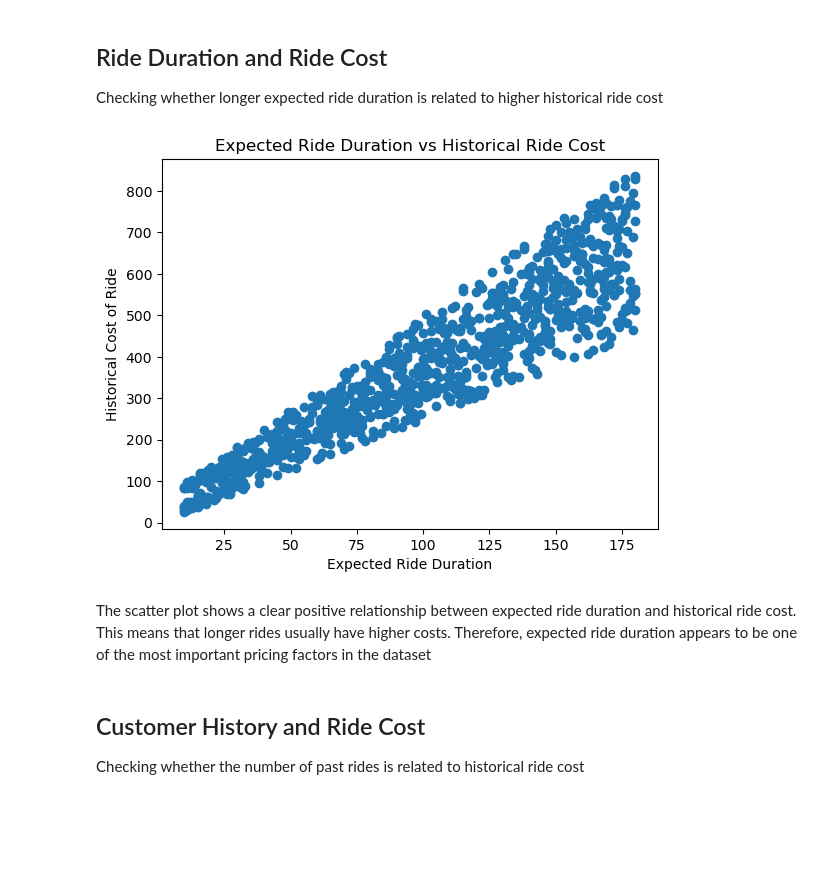
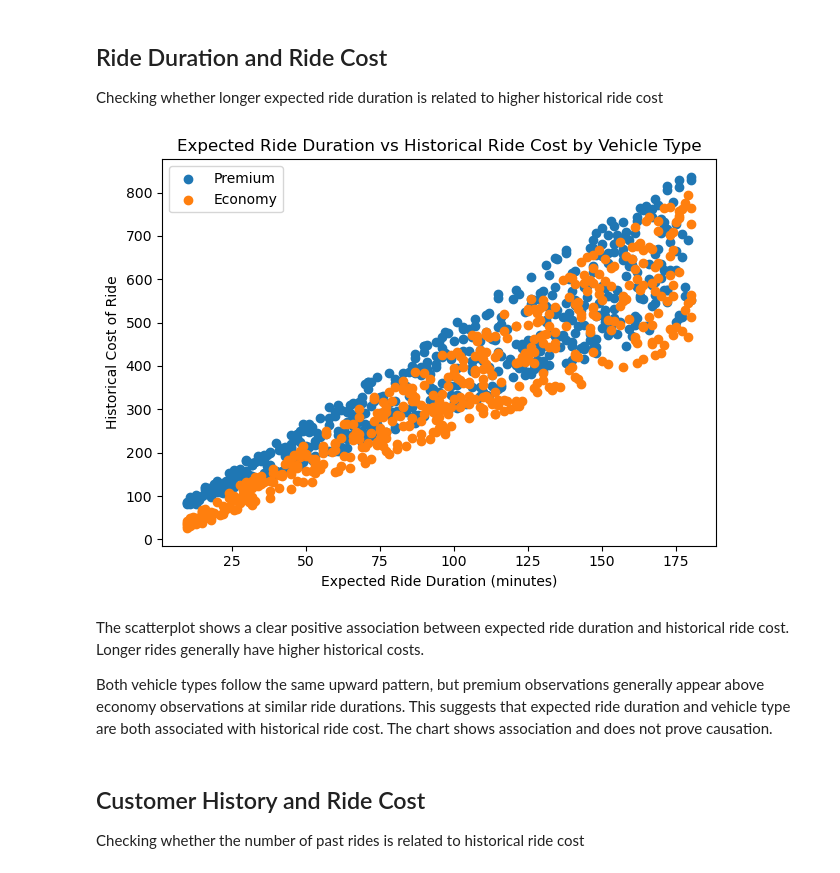
Before and after one commit to victoriabotezatu/dynamic-pricing-project, a Jupyter notebook: Notebooks/02_eda.ipynb, the cells around one changed output. Drawn from its saved outputs; the diff is of its cells as text; code cells hidden in the pictures; blank space fills up the shorter version.

```diff
--- a/Notebooks/02_eda.ipynb
+++ b/Notebooks/02_eda.ipynb
@@ -29,6 +33,11 @@ Loading the cleaned dataset that was saved during the data cleaning step
 # %%
 cleaned_file_path = "../Data/Cleaned/cleaned_dynamic_pricing.csv"
 
-df = pd.read_csv(cleaned_file_path)
+if os.path.exists(cleaned_file_path):
+    df = pd.read_csv(cleaned_file_path)
+    print("Cleaned dataset loaded successfully.")
+else:
+    raise FileNotFoundError("The cleaned dataset could not be found.")
+
 df.head()
 # %% [output]
@@ -146,7 +158,5 @@ df["Demand_Supply_Ratio"] = df["Number_of_Riders"] / df["Number_of_Drivers"]
 
 df["Demand_Supply_Difference"] = df["Number_of_Riders"] - df["Number_of_Drivers"]
 
-df["Cost_per_Minute"] = df["Historical_Cost_of_Ride"] / df["Expected_Ride_Duration"]
-
-df[["Demand_Supply_Ratio", "Demand_Supply_Difference", "Cost_per_Minute"]].head()
+df[["Demand_Supply_Ratio", "Demand_Supply_Difference"]].head()
 # %% [output]
@@ -439,13 +324,0 @@ This section identifies observations where rider demand is high compared to avai
-# %%
-surge_threshold = df["Demand_Supply_Ratio"].describe()["75%"]
-
-df["Possible_Surge_Condition"] = df["Demand_Supply_Ratio"] >= surge_threshold
-
-surge_summary = df.groupby("Possible_Surge_Condition")[[
-    "Demand_Supply_Ratio",
-    "Demand_Supply_Difference",
-    "Historical_Cost_of_Ride",
-    "Cost_per_Minute"
-]].mean().round(2)
-
-surge_summary
@@ -515,16 +333,30 @@ Cost per minute gives a more balanced way to compare ride prices because longer
 
 Checking whether longer expected ride duration is related to higher historical ride cost
 # %%
-plt.scatter(df["Expected_Ride_Duration"], df["Historical_Cost_of_Ride"])
+for vehicle_type in df["Vehicle_Type"].unique():
+    vehicle_data = df[ df["Vehicle_Type"] == vehicle_type]
 
-plt.title("Expected Ride Duration vs Historical Ride Cost")
-plt.xlabel("Expected Ride Duration")
+    plt.scatter(
+        vehicle_data["Expected_Ride_Duration"],
+        vehicle_data["Historical_Cost_of_Ride"],
+        label=vehicle_type
+    )
+
+plt.title(
+    "Expected Ride Duration vs Historical Ride Cost "
+    "by Vehicle Type"
+)
+plt.xlabel("Expected Ride Duration (minutes)")
 plt.ylabel("Historical Cost of Ride")
+plt.legend()
+plt.tight_layout()
 plt.show()
 # %% [output]
-[figure, old version]
+[figure, new version]
 # %% [markdown]
-The scatter plot shows a clear positive relationship between expected ride duration and historical ride cost. This means that longer rides usually have higher costs. Therefore, expected ride duration appears to be one of the most important pricing factors in the dataset
+The scatterplot shows a clear positive association between expected ride duration and historical ride cost. Longer rides generally have higher historical costs.
+
+Both vehicle types follow the same upward pattern, but premium observations generally appear above economy observations at similar ride durations. This suggests that expected ride duration and vehicle type are both associated with historical ride cost. The chart shows association and does not prove causation.
 # %% [markdown]
 ## Customer History and Ride Cost
 
```
Also changed, not shown: parts of 60 cells of this notebook, 2 other files.
